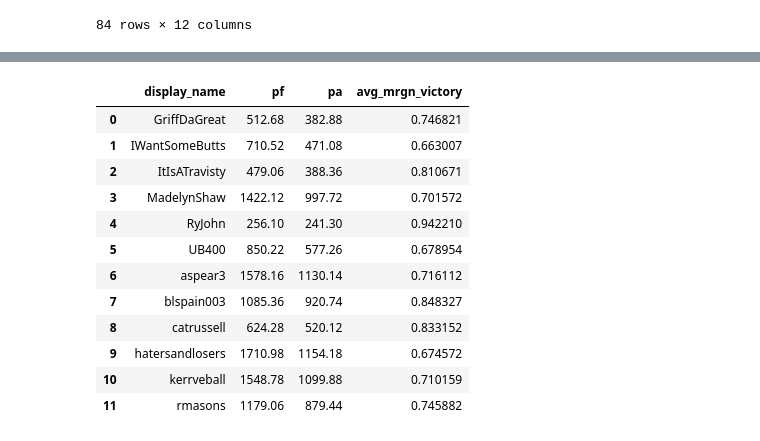
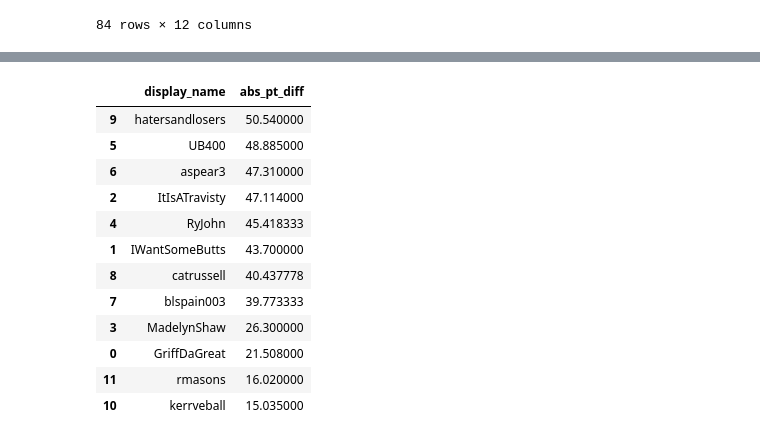
Before and after one commit to rmasons/ShowUsYourTDs, a Jupyter notebook: tds_superlatives.ipynb, the cells around one changed output, grey strips where cells are left out. Drawn from its saved outputs; the diff is of its cells as text; code cells hidden in the pictures.

```diff
--- a/tds_superlatives.ipynb
+++ b/tds_superlatives.ipynb
@@ -254,16 +278,18 @@ win_avg_points_df
-# %%
-win_avg_points_df
-# %% [output]
-|  | display_name | pf | pa | avg_mrgn_victory |
-| 0 | GriffDaGreat | 512.68 | 382.88 | 0.746821 |
-| 1 | IWantSomeButts | 710.52 | 471.08 | 0.663007 |
-| 2 | ItIsATravisty | 479.06 | 388.36 | 0.810671 |
-| 3 | MadelynShaw | 1422.12 | 997.72 | 0.701572 |
-| 4 | RyJohn | 256.10 | 241.30 | 0.942210 |
-| 5 | UB400 | 850.22 | 577.26 | 0.678954 |
-| 6 | aspear3 | 1578.16 | 1130.14 | 0.716112 |
-| 7 | blspain003 | 1085.36 | 920.74 | 0.848327 |
-| 8 | catrussell | 624.28 | 520.12 | 0.833152 |
-| 9 | hatersandlosers | 1710.98 | 1154.18 | 0.674572 |
-| 10 | kerrveball | 1548.78 | 1099.88 | 0.710159 |
-| 11 | rmasons | 1179.06 | 879.44 | 0.745882 |
+# %%
+loss_avg_points_df = matchup_results_df[matchup_results_df.loss  == 1].groupby('display_name')[['abs_pt_diff']].mean().reset_index().sort_values(by='abs_pt_diff', ascending=False)
+# %%
+loss_avg_points_df
+# %% [output]
+|  | display_name | abs_pt_diff |
+| 9 | hatersandlosers | 50.540000 |
+| 5 | UB400 | 48.885000 |
+| 6 | aspear3 | 47.310000 |
+| 2 | ItIsATravisty | 47.114000 |
+| 4 | RyJohn | 45.418333 |
+| 1 | IWantSomeButts | 43.700000 |
+| 8 | catrussell | 40.437778 |
+| 7 | blspain003 | 39.773333 |
+| 3 | MadelynShaw | 26.300000 |
+| 0 | GriffDaGreat | 21.508000 |
+| 11 | rmasons | 16.020000 |
+| 10 | kerrveball | 15.035000 |
```
Also changed, not shown: parts of 13 cells of this notebook.
